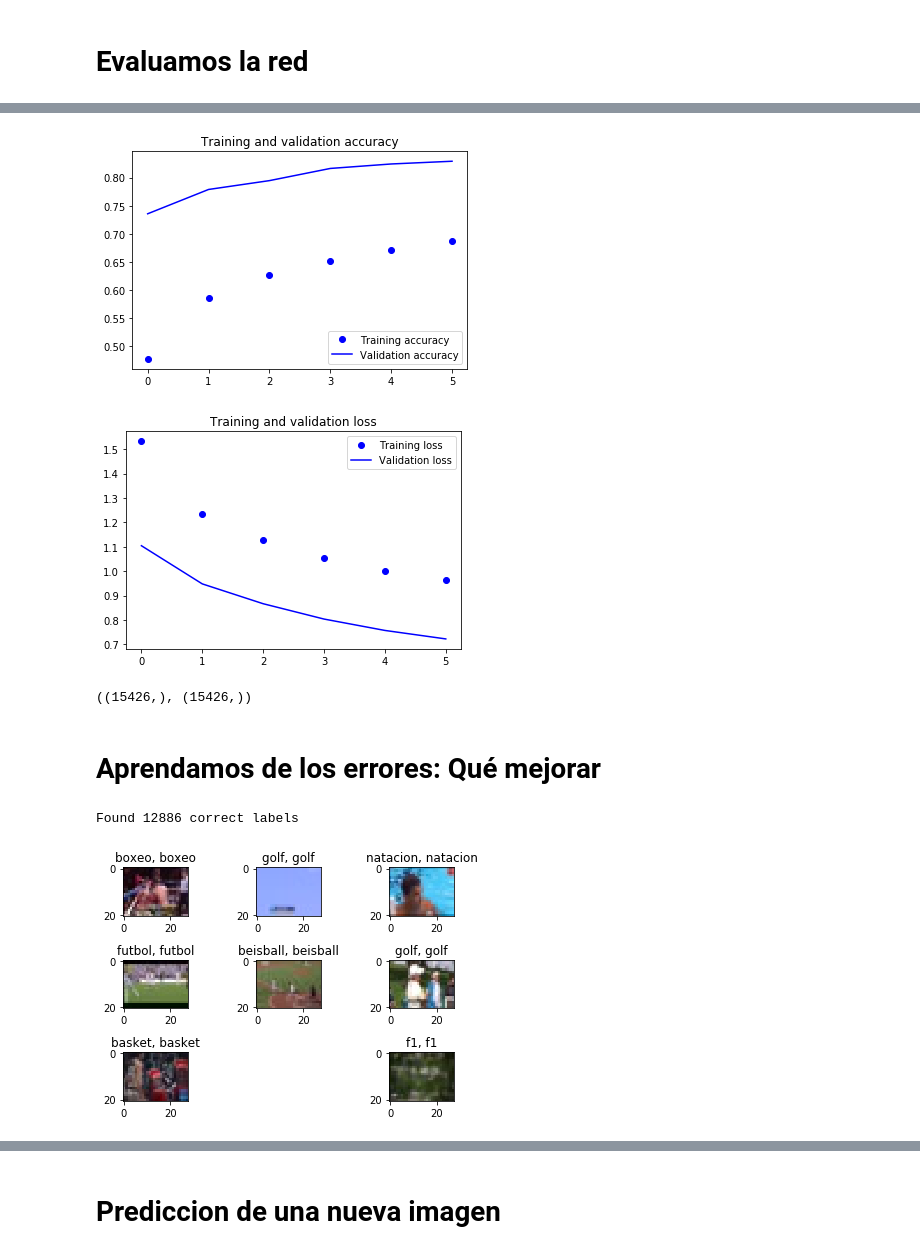
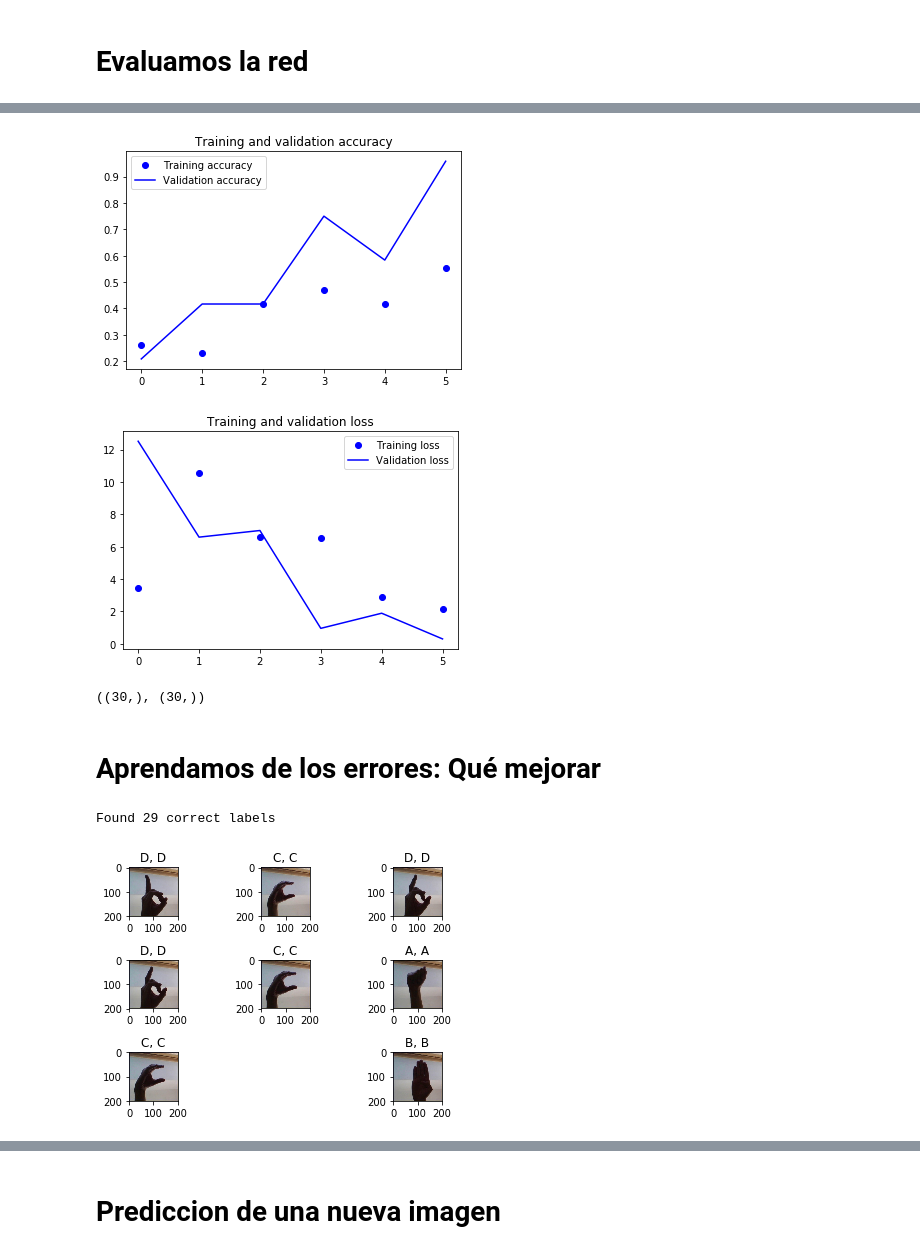
Before and after one commit to J4SSGG/sign-language-translator, a Jupyter notebook: model 1/Modelo RN 1.ipynb, the cells around one changed output, grey strips where cells are left out. Drawn from its saved outputs; the diff is of its cells as text; code cells hidden in the pictures.

Commit message:
Modelo 1 actualizado

```diff
--- a/model 1/Modelo RN 1.ipynb
+++ b/model 1/Modelo RN 1.ipynb
@@ -21,7 +21,7 @@ from tensorflow.keras.layers import LeakyReLU
 # %% [markdown]
 # Cargar set de Imágenes
 # %%
-dirname = os.path.join(os.getcwd(), '..\\..\\asl_alphabet_train\\asl_alphabet_train')
+dirname = os.path.join(os.getcwd(), ..\\asl_alphabet_train\\asl_alphabet_train')
 imgpath = dirname + os.sep
 
 images = []
@@ -54,6 +54,4 @@ dircount[0]=dircount[0]+1
 print('Directorios leidos:',len(directories))
 print("Imagenes en cada directorio", dircount)
 print('suma Total de imagenes en subdirs:',sum(dircount))
-
-print(directories)
 # %% [output]
@@ -129,6 +106,11 @@ Output classes :  [ 0  1  2  3  4  5  6  7  8  9 10 11 12 13 14 15 16 17 18 19 2
 # Creamos Sets de Entrenamiento y Test
 # %%
 train_X,test_X,train_Y,test_Y = train_test_split(X,y,test_size=0.2)
+dataSize, xShape, yShape, zShape = train_X.shape
+
 print('Training data shape : ', train_X.shape, train_Y.shape)
 print('Testing data shape : ', test_X.shape, test_Y.shape)
+print('xShape', xShape)
+print('yShape', yShape)
+print('zShape', zShape)
 # %% [output]
@@ -189,7 +172,7 @@ epochs = 6 # Cantidad de iteraciones completas al conjunto de imagenes de entren
 batch_size = 64 # cantidad de imágenes que se toman a la vez en memoria
 # %%
 sport_model = Sequential()
-sport_model.add(Conv2D(32, kernel_size=(3, 3),activation='linear',padding='same',input_shape=(21,28,3)))
+sport_model.add(Conv2D(32, kernel_size=(3, 3),activation='linear',padding='same',input_shape=(xShape,yShape,zShape)))
 sport_model.add(LeakyReLU(alpha=0.1))
 sport_model.add(MaxPooling2D((2, 2),padding='same'))
 sport_model.add(Dropout(0.5))
@@ -261,8 +256,8 @@ plt.title('Training and validation loss')
 plt.legend()
 plt.show()
 # %% [output]
-[figure, old version]
+[figure, new version]
-[figure, old version]
+[figure, new version]
 # %%
 predicted_classes2 = sport_model.predict(test_X)
 # %%
@@ -273,22 +268,22 @@ predicted_classes=np.array(predicted_classes)
 # %%
 predicted_classes.shape, test_Y.shape
 # %% [output]
-((15426,), (15426,))
+((30,), (30,))
 # %% [markdown]
 # Aprendamos de los errores: Qué mejorar
 # %%
 correct = np.where(predicted_classes==test_Y)[0]
 print("Found %d correct labels" % len(correct))
 for i, correct in enumerate(correct[0:9]):
     plt.subplot(3,3,i+1)
-    plt.imshow(test_X[correct].reshape(21,28,3), cmap='gray', interpolation='none')
+    plt.imshow(test_X[correct].reshape(xShape,yShape,zShape), cmap='gray', interpolation='none')
     plt.title("{}, {}".format(deportes[predicted_classes[correct]],
                                                     deportes[test_Y[correct]]))
 
     plt.tight_layout()
 # %% [output]
-Found 12886 correct labels
+Found 29 correct labels
-[figure, old version]
+[figure, new version]
 # %%
 incorrect = np.where(predicted_classes!=test_Y)[0]
 print("Found %d incorrect labels" % len(incorrect))
```
Also changed, not shown: parts of 15 cells of this notebook.
